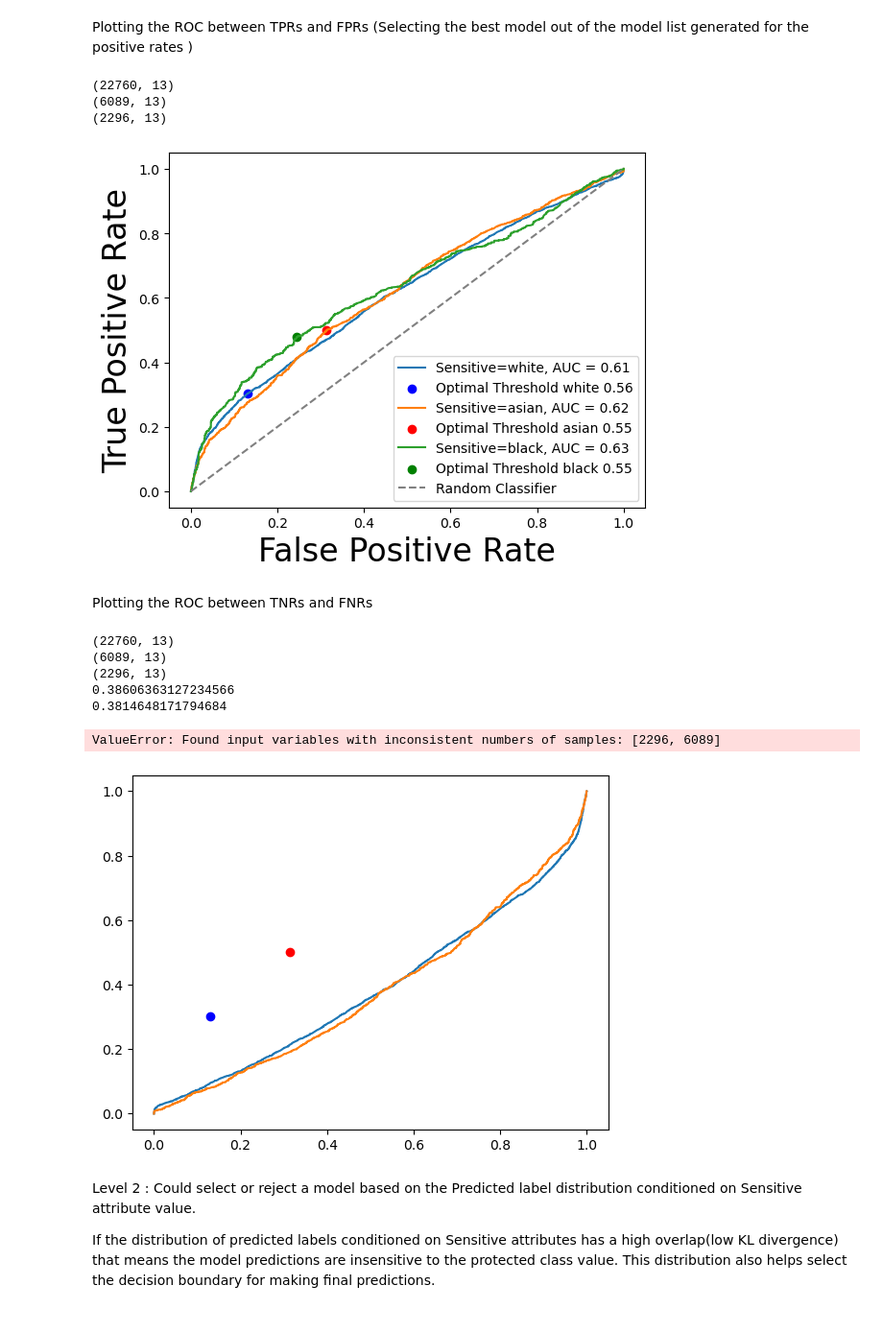
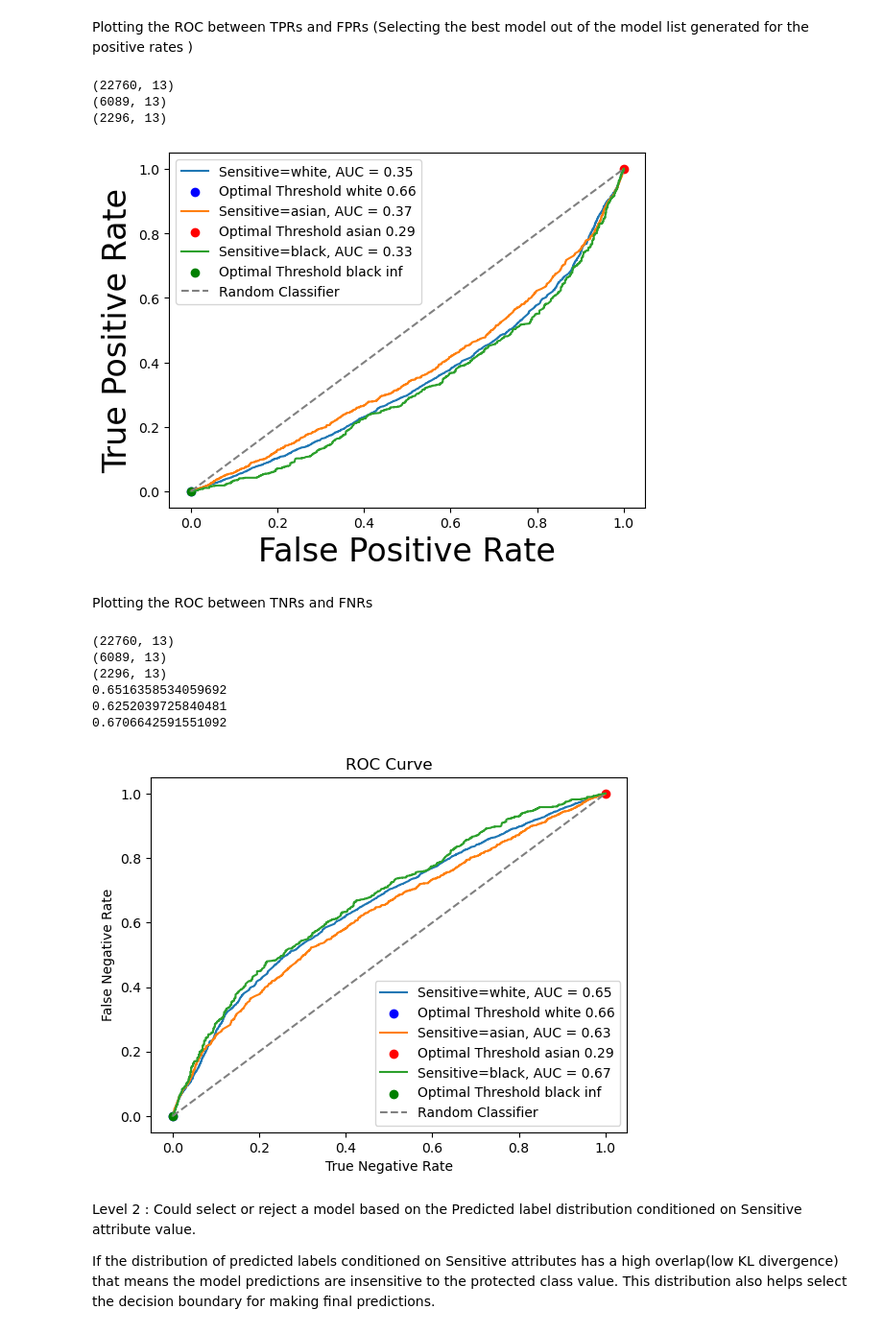
Before and after one commit to humancompatible/train, a Jupyter notebook: examples/model_selector_multiple.ipynb, the cells around one changed output. Shown: that part at 96% size. Cells and saved outputs as stored; diff of their text form; code cells hidden in the pictures.

Commit message:
update model_selector_multiple, fix typos

```diff
--- a/examples/model_selector_multiple.ipynb
+++ b/examples/model_selector_multiple.ipynb
@@ -36,11 +36,11 @@ Dropdown(description='Dataset:', options=('Select Dataset', 'income', 'compas',
 # MODEL_NAME = "../tensorflow_connect"
 MODEL = "pytorch_connect"
 MODEL_NAME = "../pytorch_connect"
-FILE_EXT = ".pth"
+FILE_EXT = ".pt"
 DIRECTORY_PATH = "../saved_models/"+MODEL
 # %%
 if MODEL_NAME == "pytorch_connect":
-    FILE_EXT = '.pth'
+    FILE_EXT = '.pt'
 elif MODEL_NAME =="tensorflow_connect":
     FILE_EXT = '.h5'
 # %%
@@ -349,7 +393,7 @@ from sklearn.metrics import roc_curve, auc
 # For compas : model[6]
 # For income : model[8]
 #(model_name,model) = loaded_models[6]
-model_idx = 13
+model_idx = 6
 
 (model_name,model) = loaded_models[model_idx]
 
@@ -415,7 +459,7 @@ plt.show()
 (22760, 13)
 (6089, 13)
 (2296, 13)
-[figure, old version]
+[figure, new version]
 # %% [markdown]
 Plotting the ROC between TNRs and FNRs
 # %%
@@ -465,38 +509,38 @@ predictions_0 = model.evaluate(model.to_backend(x_scaled[(x_raw[:, SENS_IND] ==
 
 # Forward pass for subgroup with sensitive attribute A=1
 print(x_scaled[(x_raw[:, SENS_IND] == SENSITIVE_CODE_1), :].shape)
 predictions_1 = model.evaluate(model.to_backend(x_scaled[(x_raw[:, SENS_IND] == SENSITIVE_CODE_1), :]))
 
 # Forward pass for subgroup with sensitive attribute A=2
 print(x_scaled[(x_raw[:, SENS_IND] == SENSITIVE_CODE_2), :].shape)
 predictions_2 = model.evaluate(model.to_backend(x_scaled[(x_raw[:, SENS_IND] == SENSITIVE_CODE_2), :]))
 
 # Plot ROC for sensitive attribute A=0
 plot_roc_curve_nr(predictions_0, y[(x_raw[:, SENS_IND] == SENSITIVE_CODE_0)], sensitive_value=sensitive_value_0)
 
 # Plot ROC for sensitive attribute A=1
 plot_roc_curve_nr(predictions_1, y[(x_raw[:, SENS_IND] == SENSITIVE_CODE_1)], sensitive_value=sensitive_value_1)
 
 # Plot ROC for sensitive attribute A=2
-plot_roc_curve_nr(predictions_1, y[(x_raw[:, SENS_IND] == SENSITIVE_CODE_2)], sensitive_value=sensitive_value_2)
+plot_roc_curve_nr(predictions_2, y[(x_raw[:, SENS_IND] == SENSITIVE_CODE_2)], sensitive_value=sensitive_value_2)
 
 # Plot the diagonal line for reference (random classifier)
 plt.plot([0, 1], [0, 1], linestyle='--', color='gray', label='Random Classifier')
 
 # Customize the plot
 plt.xlabel('True Negative Rate')
 plt.ylabel('False Negative Rate')
 plt.title('ROC Curve')
 plt.legend()
 plt.show()
 # %% [output]
 (22760, 13)
 (6089, 13)
 (2296, 13)
-0.38606363127234566
-0.3814648171794684
+0.6516358534059692
+0.6252039725840481
+0.6706642591551092
-ValueError: Found input variables with inconsistent numbers of samples: [2296, 6089]
-[figure, old version]
+[figure, new version]
 # %% [markdown]
 Level 2 : Could select or reject a model based on the Predicted label distribution conditioned on Sensitive attribute value.
 
```
Also changed, not shown: parts of 15 cells of this notebook.
